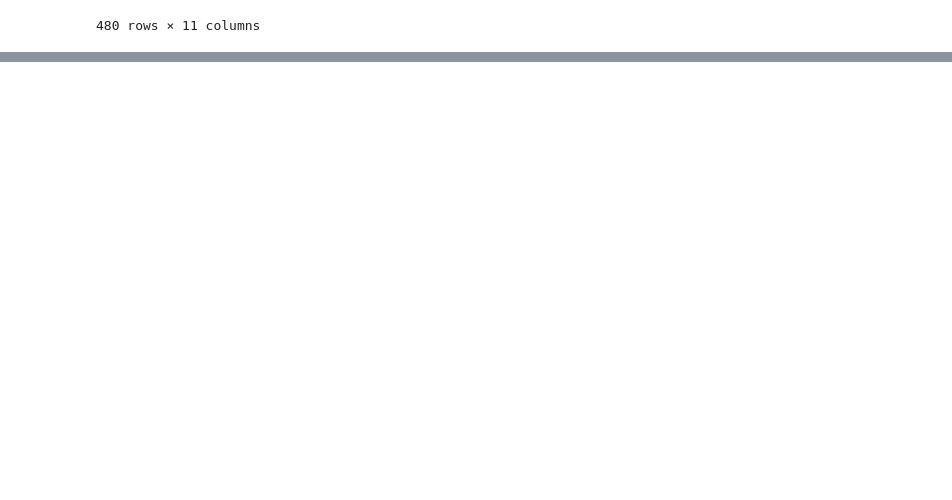
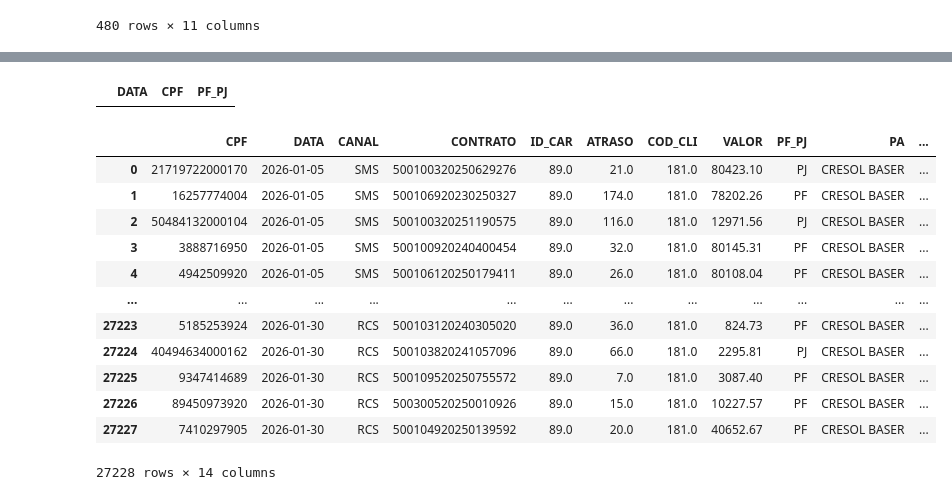
Before and after one commit to Claudiano-alves/Data-Analysis-Portfolio, a Jupyter notebook: Projects/notebooks/data_wrangling_cresol.ipynb, the cells around one changed output, grey strips where cells are left out. Saved outputs shown, nothing was run; the diff lists cells and outputs as text; code cells hidden in the pictures; blank space fills up the shorter version.

Commit message:
UPDATE. Finalizado desenvolvimento das pipelines Cresol, e iniciado o desenvolvimento da pipeline global dos indicadores.

```diff
--- a/Projects/notebooks/data_wrangling_cresol.ipynb
+++ b/Projects/notebooks/data_wrangling_cresol.ipynb
@@ -239,0 +434,36 @@ df_discagens_acumulado
+# %%
+df_sms,
+df_rcs,
+df_email
+#df_whats
+# %% [output]
+|  | DATA | CPF | PF_PJ |
+# %%
+from Cresol.src.config import LOG_CHANNELS, segmentacoes_extras
+from utils.digital_channels.data_processing import processar_massivos
+
+df_massivos_analitico, df_sem_relacionamento = processar_massivos(
+    df_sms=df_sms,
+    df_rcs=df_rcs,
+    df_email=df_email,
+    df_whats=df_whats,
+    df_mailing_hist=df_mailing_analitico,
+    df_dw_calendario=df_dw_calendario,
+    segmentacoes_extras=segmentacoes_extras,
+    arquivo_log=LOG_CHANNELS,
+)
+df_massivos_analitico
+# %% [output]
+|  | CPF | DATA | CANAL | CONTRATO | ID_CAR | ATRASO | COD_CLI | VALOR | PF_PJ | PA | ... |
+| 0 | 21719722000170 | 2026-01-05 | SMS | 500100320250629276 | 89.0 | 21.0 | 181.0 | 80423.10 | PJ | CRESOL BASER | ... |
+| 1 | 16257774004 | 2026-01-05 | SMS | 500106920230250327 | 89.0 | 174.0 | 181.0 | 78202.26 | PF | CRESOL BASER | ... |
+| 2 | 50484132000104 | 2026-01-05 | SMS | 500100320251190575 | 89.0 | 116.0 | 181.0 | 12971.56 | PJ | CRESOL BASER | ... |
+| 3 | 3888716950 | 2026-01-05 | SMS | 500100920240400454 | 89.0 | 32.0 | 181.0 | 80145.31 | PF | CRESOL BASER | ... |
+| 4 | 4942509920 | 2026-01-05 | SMS | 500106120250179411 | 89.0 | 26.0 | 181.0 | 80108.04 | PF | CRESOL BASER | ... |
+| ... | ... | ... | ... | ... | ... | ... | ... | ... | ... | ... | ... |
+| 27223 | 5185253924 | 2026-01-30 | RCS | 500103120240305020 | 89.0 | 36.0 | 181.0 | 824.73 | PF | CRESOL BASER | ... |
+| 27224 | 40494634000162 | 2026-01-30 | RCS | 500103820241057096 | 89.0 | 66.0 | 181.0 | 2295.81 | PJ | CRESOL BASER | ... |
+| 27225 | 9347414689 | 2026-01-30 | RCS | 500109520250755572 | 89.0 | 7.0 | 181.0 | 3087.40 | PF | CRESOL BASER | ... |
+| 27226 | 89450973920 | 2026-01-30 | RCS | 500300520250010926 | 89.0 | 15.0 | 181.0 | 10227.57 | PF | CRESOL BASER | ... |
+| 27227 | 7410297905 | 2026-01-30 | RCS | 500104920250139592 | 89.0 | 20.0 | 181.0 | 40652.67 | PF | CRESOL BASER | ... |
+27228 rows × 14 columns
```
Also changed, not shown: parts of 11 cells of this notebook, 25 other files.
